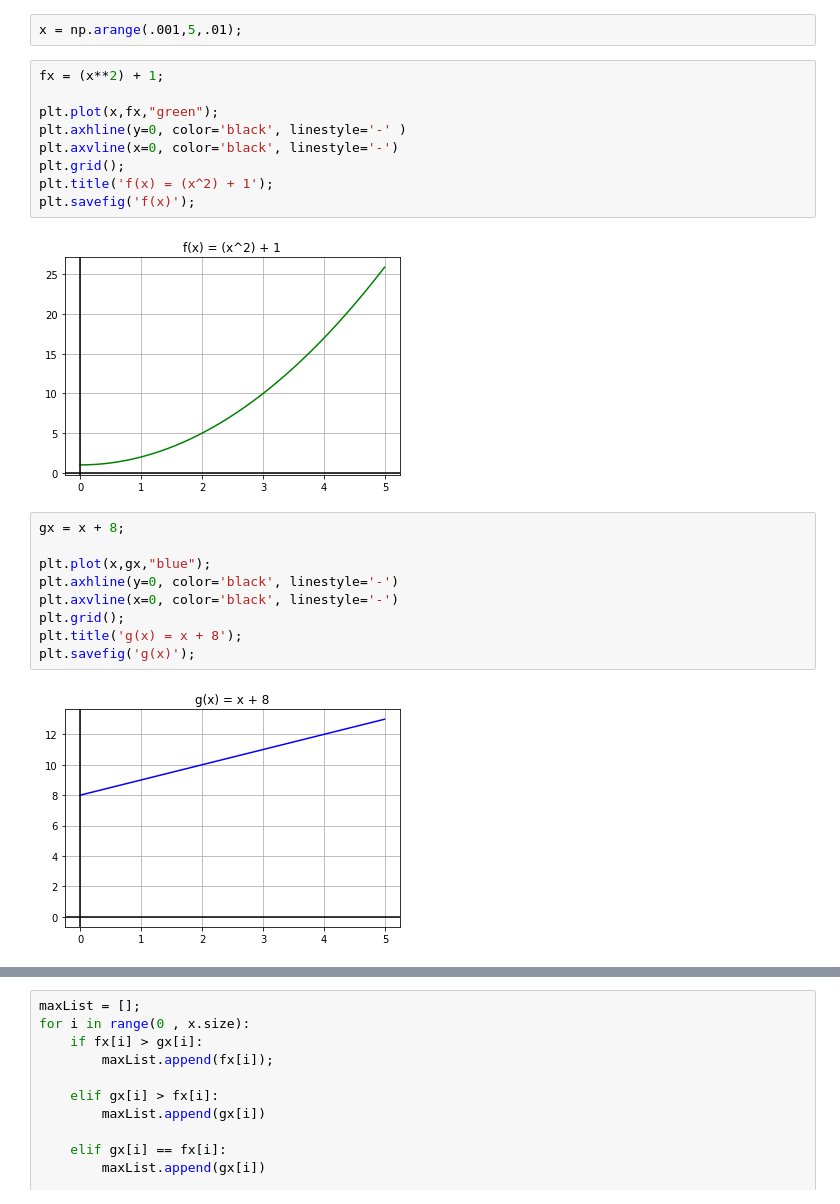
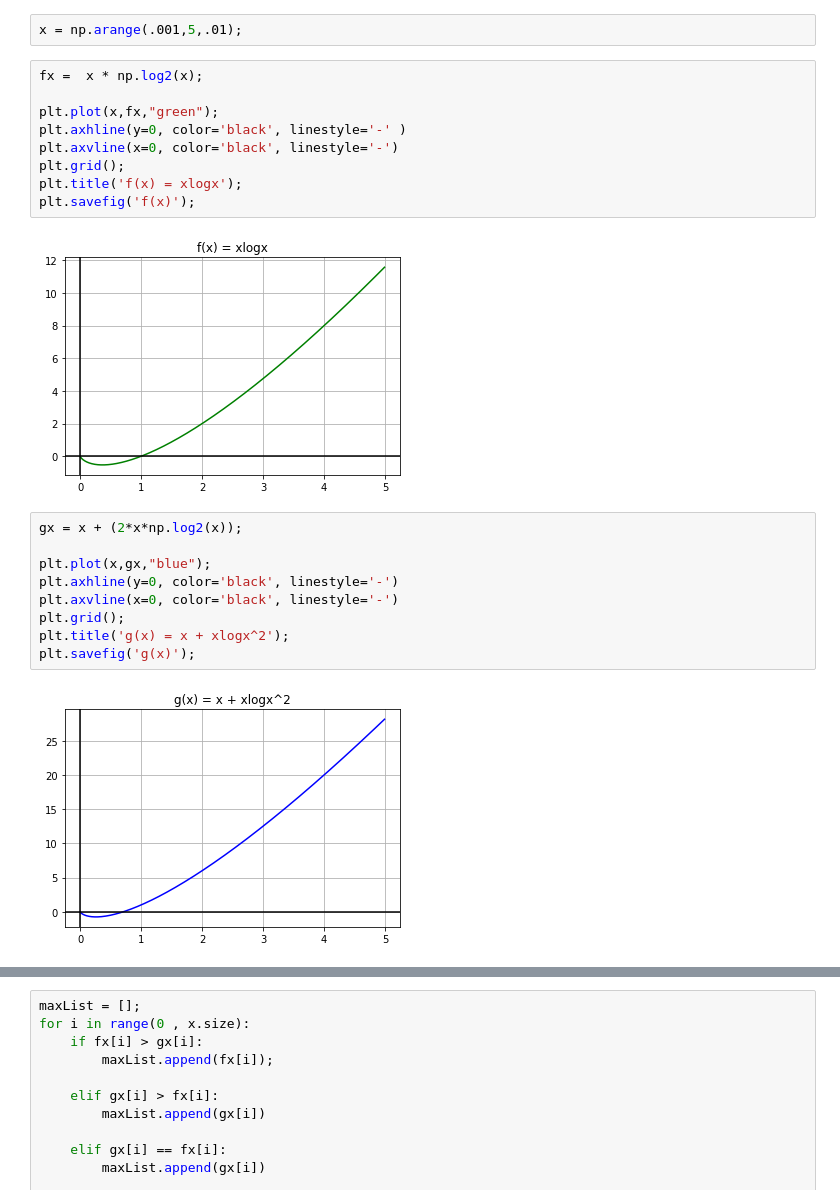
Before and after one commit to Lauro199471/CECS-528, a Jupyter notebook: lab2/lab2.ipynb, the cells around one changed output, grey strips where cells are left out. Drawn from its saved outputs; the diff is of its cells as text.

```diff
--- a/lab2/lab2.ipynb
+++ b/lab2/lab2.ipynb
@@ -5,27 +5,27 @@ import math
 # %%
 x = np.arange(.001,5,.01);
 # %%
-fx = (x**2) + 1;
+fx =  x * np.log2(x);
 
 plt.plot(x,fx,"green");
 plt.axhline(y=0, color='black', linestyle='-' )
 plt.axvline(x=0, color='black', linestyle='-')
 plt.grid();
-plt.title('f(x) = (x^2) + 1');
+plt.title('f(x) = xlogx');
 plt.savefig('f(x)');
 # %% [output]
-[figure, old version]
+[figure, new version]
 # %%
-gx = x + 8;
+gx = x + (2*x*np.log2(x));
 
 plt.plot(x,gx,"blue");
 plt.axhline(y=0, color='black', linestyle='-')
 plt.axvline(x=0, color='black', linestyle='-')
 plt.grid();
-plt.title('g(x) = x + 8');
+plt.title('g(x) = x + xlogx^2');
 plt.savefig('g(x)');
 # %% [output]
-[figure, old version]
+[figure, new version]
 # %%
 plt.plot(x,fx,'green',x,gx,"blue");
 plt.axhline(y=0, color='black', linestyle='-')
```
Also changed, not shown: parts of 3 cells of this notebook, 4 other files.
